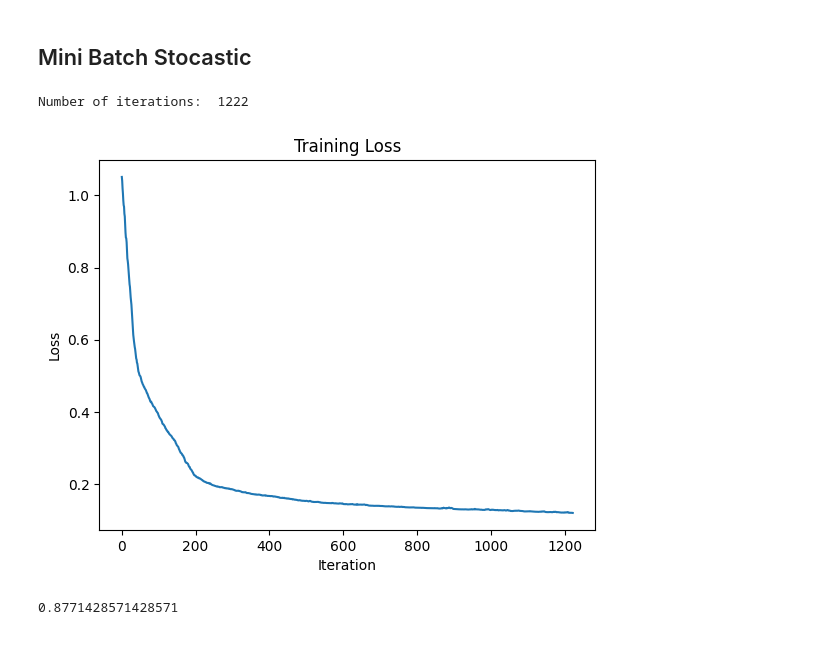
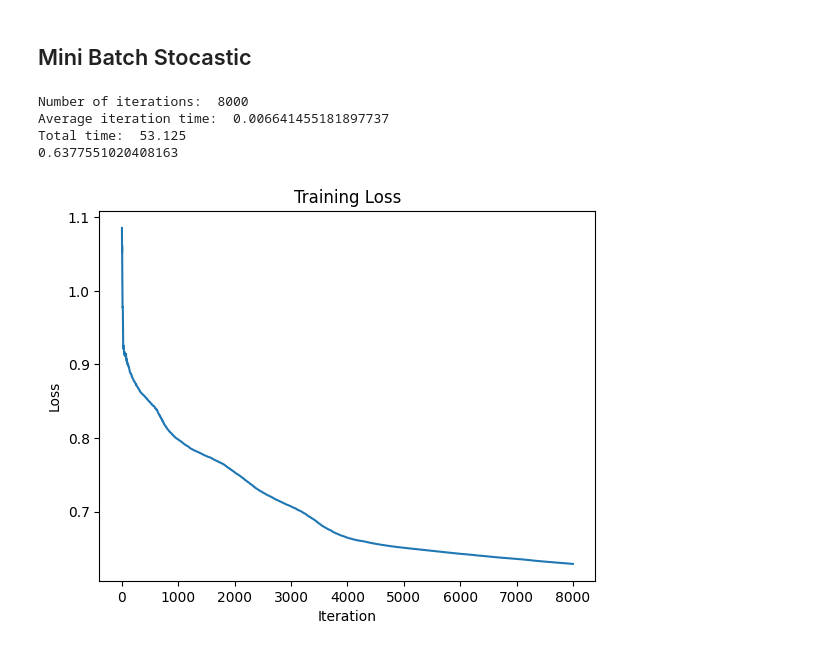
Before and after one commit to ksananth4424/ML_IISc, a Jupyter notebook: Gunnar_Ratsch/banana.ipynb, the cells around one changed output. Drawn from its saved outputs; the diff is of its cells as text; code cells hidden in the pictures.

```diff
--- a/Gunnar_Ratsch/banana.ipynb
+++ b/Gunnar_Ratsch/banana.ipynb
@@ -412,38 +414,49 @@ Elapsed time:  9.28125
 # %%
 net = Network([2, 32, 24, 1], cost=QuadraticCost, func=Tanh)
 n = banana_y_train.size
 k = n//10
-iterations = 0
+iterations = 1
 losses = []
 previous_loss = 0
-np.random.seed(42)
+iteration_time = []
+eta = 0.5
+# np.random.seed(42)
 while True:
-    # random_seed = random.randint(0, n)
-    # np.random.seed(random_seed)
-    indices = np.random.choice(n, k, replace=True)
+    time1 = time.process_time()
+    random_seed = random.randint(0, n)
+    np.random.seed(random_seed)
+    indices = np.random.choice(n, k, replace=False)
     X_train = banana_X_train[indices]
     y_train = banana_y_train[indices]
     training_inputs = [np.reshape(x, (len(x), 1)) for x in X_train]
     training_results = [np.reshape(y, (1, 1)) for y in y_train]
     training_data = list(zip(training_inputs, training_results))
 
-    net.train(training_data, 1, 0.008)
+    net.train(training_data, 1, eta/iterations)
     temp = Network.loss(net, banana_training_data)
     losses.append(temp)
-    if abs(temp - previous_loss) < 1e-7 or iterations == 8000:
+    # if abs(temp - previous_loss) < 1e-7 or iterations == 8000:
+    #     break
+    if(iterations == 8000):
         break
     previous_loss = temp
     iterations += 1
+    time2 = time.process_time()
+    iteration_time.append(time2 - time1)
 
 print("Number of iterations: ", iterations)
+print("Average iteration time: ", np.mean(iteration_time))
+print("Total time: ", np.sum(iteration_time))
+print(net.test(banana_test_data))
 plt.figure()
 plt.plot(losses)
 plt.xlabel('Iteration')
 plt.ylabel('Loss')
 plt.title('Training Loss')
 plt.show()
-net.test(banana_test_data)
 # %% [output]
-Number of iterations:  1222
+Number of iterations:  8000
+Average iteration time:  0.006641455181897737
+Total time:  53.125
+0.6377551020408163
-[figure, old version]
+[figure, new version]
-0.8771428571428571
```
Also changed, not shown: parts of 4 cells of this notebook, 4 other files.
